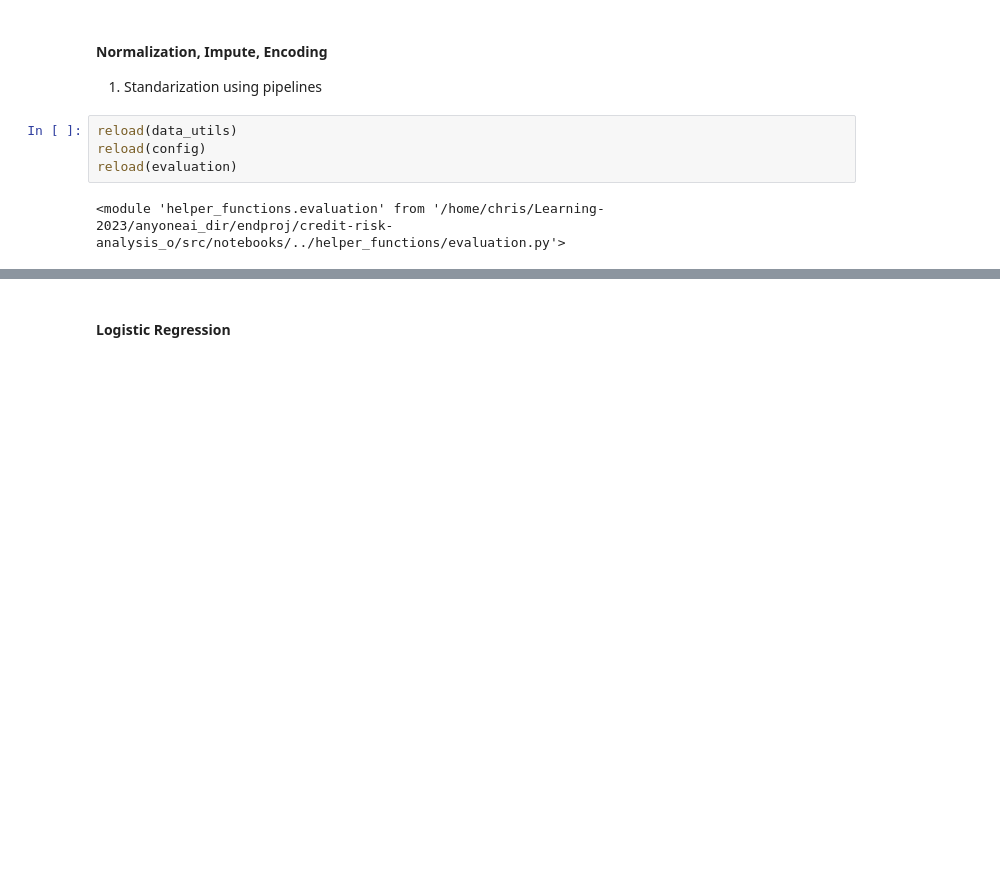
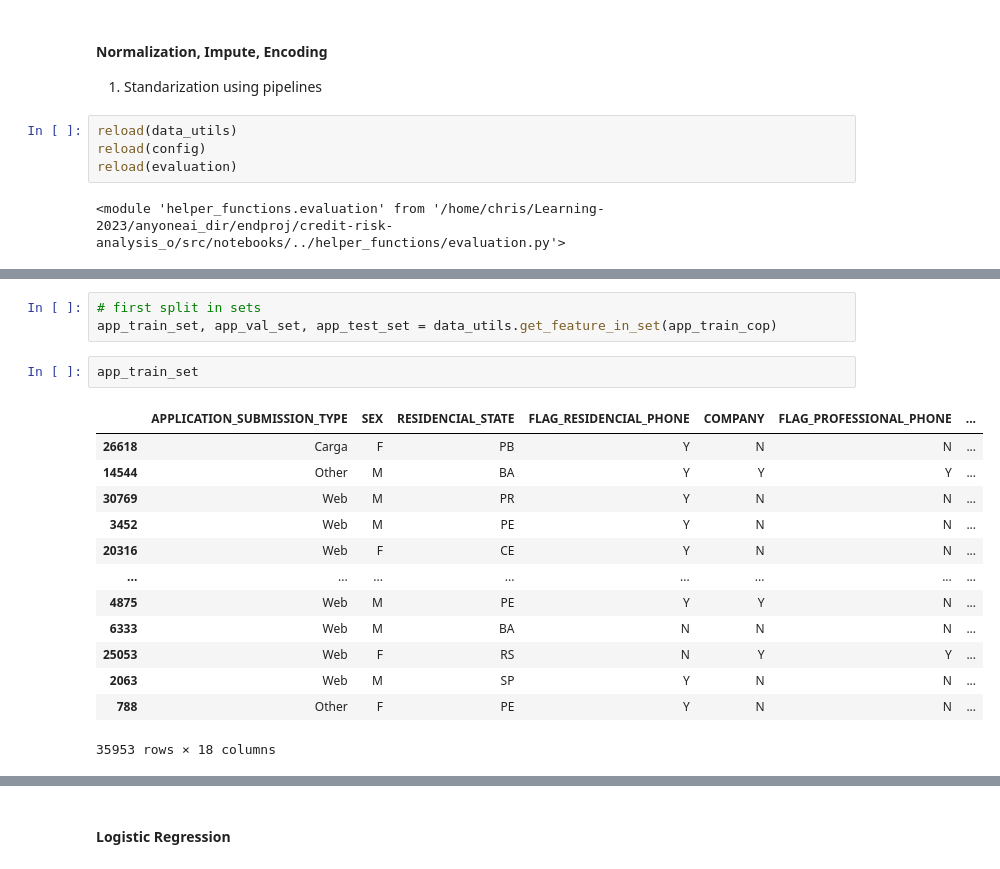
Before and after one commit to tutecode/credit-risk-analysis, a Jupyter notebook: src/notebooks/eda_ml_model_v0.ipynb, the cells around one changed output, grey strips where cells are left out. Saved outputs shown, nothing was run; the diff lists cells and outputs as text; blank space fills up the shorter version.

Commit message:
splitting functions for the model

```diff
--- a/src/notebooks/eda_ml_model_v0.ipynb
+++ b/src/notebooks/eda_ml_model_v0.ipynb
@@ -1590,0 +1624,19 @@ Input test data shape:  (9987, 20)
+# %%
+# first split in sets
+app_train_set, app_val_set, app_test_set = data_utils.get_feature_in_set(app_train_cop)
+# %%
+app_train_set
+# %% [output]
+|  | APPLICATION_SUBMISSION_TYPE | SEX | RESIDENCIAL_STATE | FLAG_RESIDENCIAL_PHONE | COMPANY | FLAG_PROFESSIONAL_PHONE | ... |
+| 26618 | Carga | F | PB | Y | N | N | ... |
+| 14544 | Other | M | BA | Y | Y | Y | ... |
+| 30769 | Web | M | PR | Y | N | N | ... |
+| 3452 | Web | M | PE | Y | N | N | ... |
+| 20316 | Web | F | CE | Y | N | N | ... |
+| ... | ... | ... | ... | ... | ... | ... | ... |
+| 4875 | Web | M | PE | Y | Y | N | ... |
+| 6333 | Web | M | BA | N | N | N | ... |
+| 25053 | Web | F | RS | N | Y | Y | ... |
+| 2063 | Web | M | SP | Y | N | N | ... |
+| 788 | Other | F | PE | Y | N | N | ... |
+35953 rows × 18 columns
```
Also changed, not shown: parts of 59 cells of this notebook, 6 other files.
